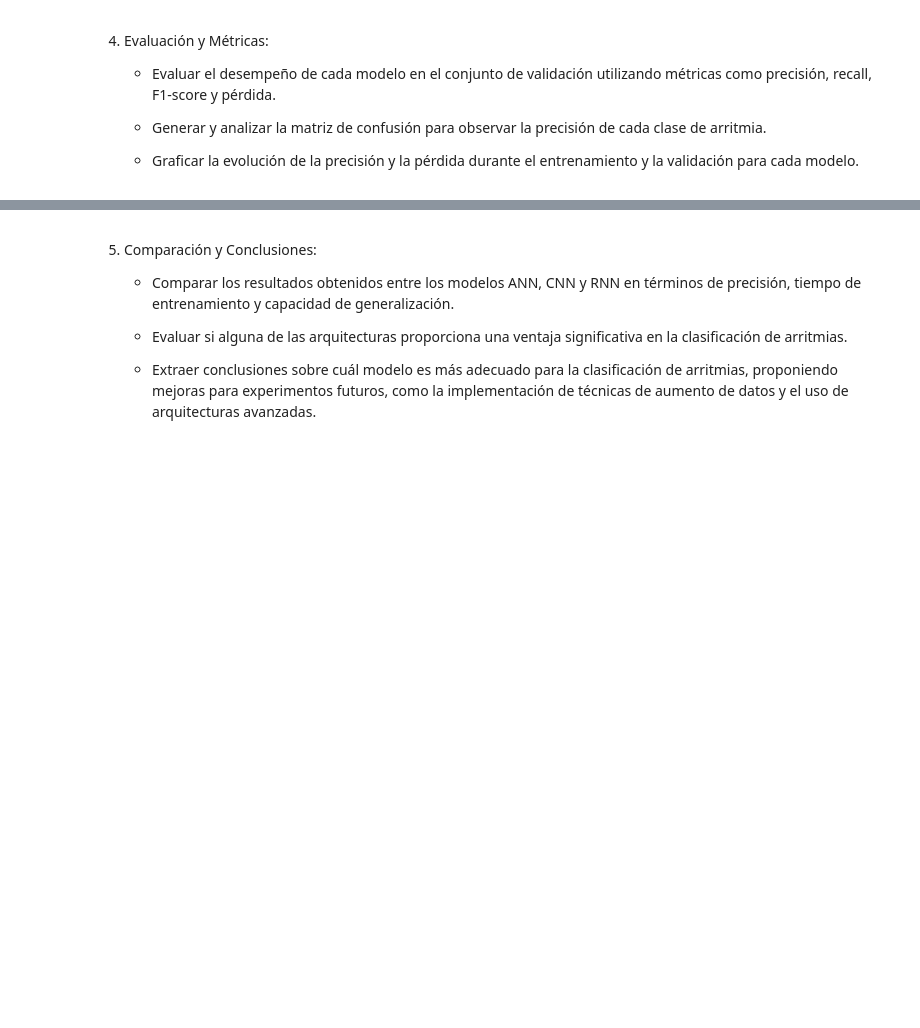
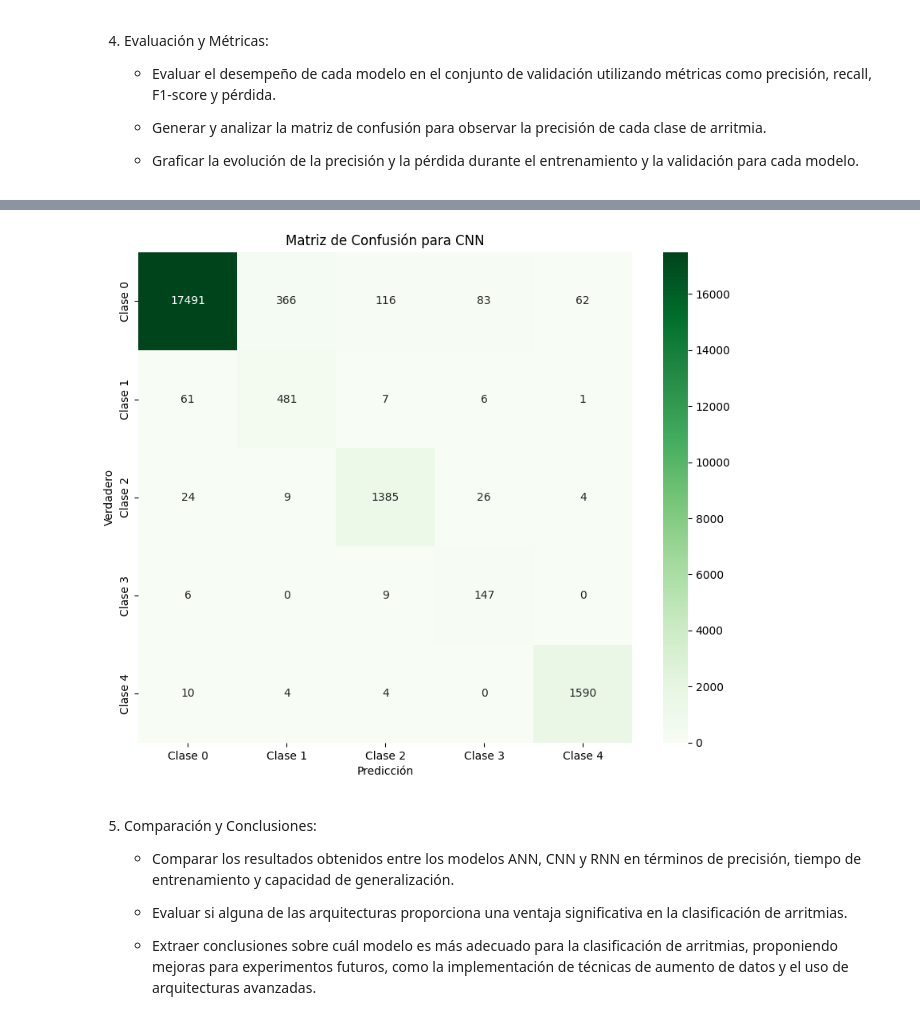
Before and after one commit to MallyMartinez/sem_IA2, a Jupyter notebook: proyect/proyect.ipynb, the cells around one changed output, grey strips where cells are left out. Cells and saved outputs as stored; diff of their text form; code cells hidden in the pictures; blank space fills up the shorter version.

```diff
--- a/proyect/proyect.ipynb
+++ b/proyect/proyect.ipynb
@@ -970,0 +976,19 @@ plot_metrics(history_rnn)
+# %%
+# Generar predicciones para el conjunto de prueba con ANN
+y_pred_rnn = modelo_rnn.predict(x_test)
+y_pred_classes_rnn = np.argmax(y_pred_rnn, axis=1)                          # Convertir probabilidades a clases
+y_true_classes_rnn = np.argmax(y_test, axis=1)                              # Etiquetas reales en formato one-hot
+
+conf_matrix_rnn = confusion_matrix(y_true_classes_rnn, y_pred_classes_rnn)  # Crear la matriz de confusión para ANN
+
+# Calcular métricas de evaluación para ANN
+report_rnn = classification_report(
+    y_true_classes_rnn,
+    y_pred_classes_rnn,
+    target_names=[f"Clase {i}" for i in range(y_test.shape[1])]
+)
+print("--------------------------------------------------------")
+print(" Reporte de Clasificación para RNN")
+print("--------------------------------------------------------")
+print(report_rnn)
+print("--------------------------------------------------------")
@@ -971,3 +1013,20 @@ plot_metrics(history_rnn)
+# %%
+# Graficar la matriz de confusión para ANN con tonos verdes
+plt.figure(figsize=(10, 8))
+sns.heatmap(
+    conf_matrix_rnn,
+    annot=True,
+    fmt="d",
+    cmap="Greens",  # Cambia el mapa de colores a 'Greens'
+    xticklabels=[f"Clase {i}" for i in range(y_test.shape[1])],
+    yticklabels=[f"Clase {i}" for i in range(y_test.shape[1])]
+)
+plt.xlabel("Predicción")
+plt.ylabel("Verdadero")
+plt.title("Matriz de Confusión para CNN")
+plt.show()
+# %% [output]
+[figure, added]
 # %% [markdown]
 5.	Comparación y Conclusiones:
 
```
Also changed, not shown: parts of 5 cells of this notebook.
